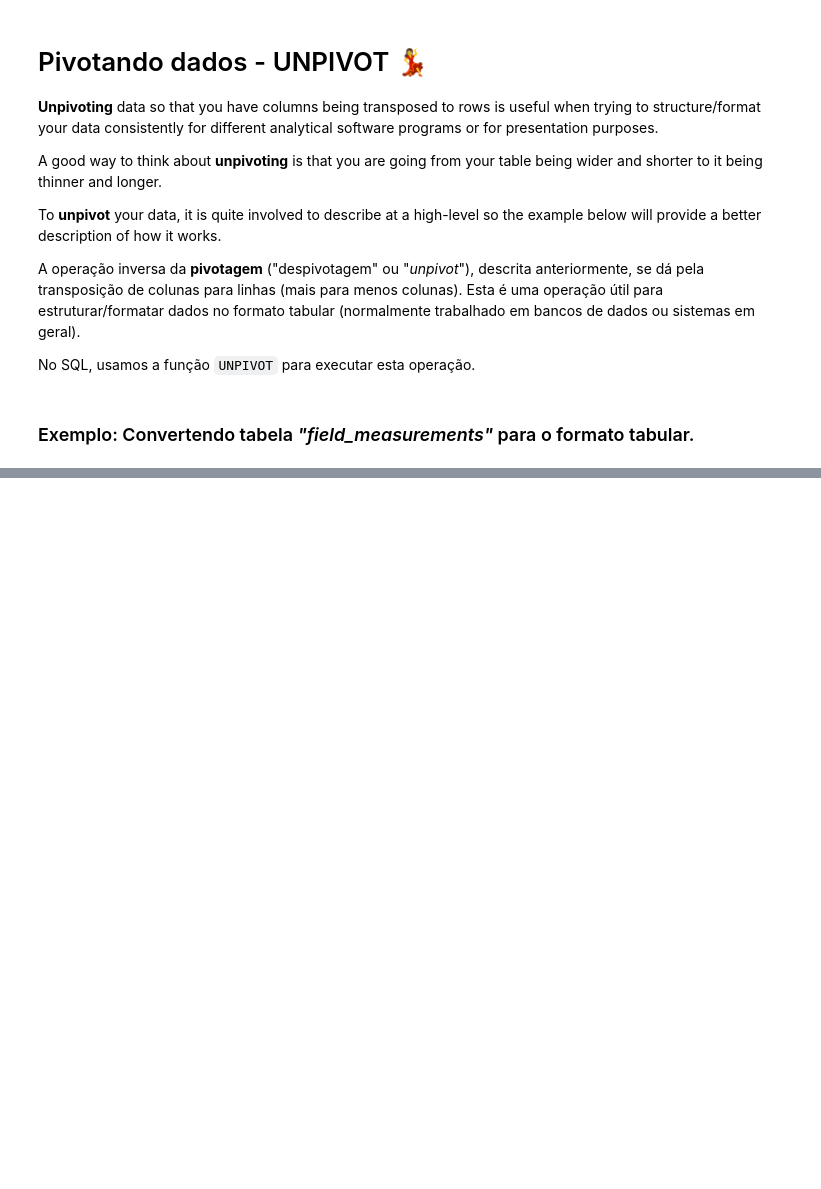
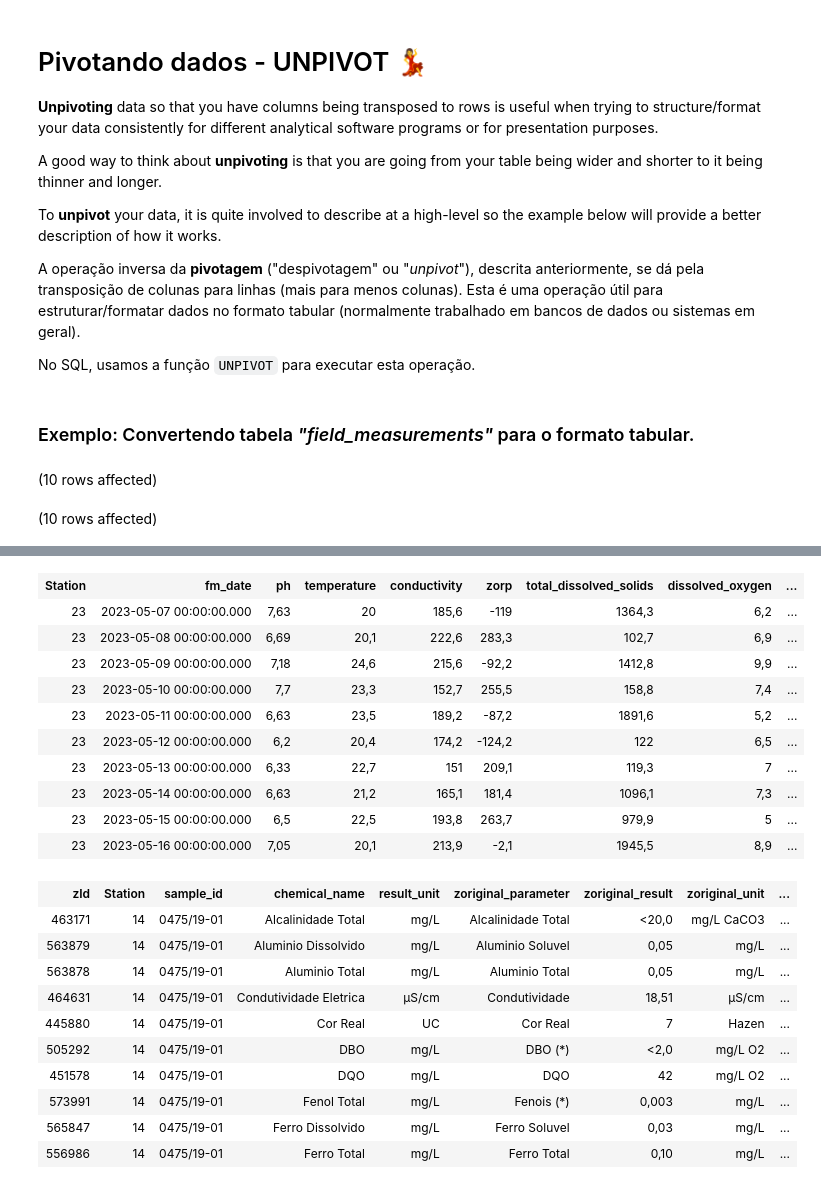
Before and after one commit to Waterservicestech/treinamento-sql-digital, a Jupyter notebook: notebooks/Aula03_TecnicasAvancadas.ipynb, the cells around one changed output, grey strips where cells are left out. Cells and saved outputs as stored; diff of their text form; code cells hidden in the pictures; blank space fills up the shorter version.

```diff
--- a/notebooks/Aula03_TecnicasAvancadas.ipynb
+++ b/notebooks/Aula03_TecnicasAvancadas.ipynb
@@ -347,5 +594,8 @@ No SQL, usamos a função `UNPIVOT` para executar esta operação.
 # %% [markdown]
 ### Exemplo: Convertendo tabela _"field_measurements"_ para o formato tabular.
 # %%
-SELECT TOP 10 * FROM field_measurements
+SELECT TOP 10 * FROM field_measurements$
 SELECT TOP 10 * FROM parameter_result
+# %% [output]
+(10 rows affected)
+(10 rows affected)
@@ -352,3 +603,25 @@ SELECT TOP 10 * FROM parameter_result
+| Station | fm_date | ph | temperature | conductivity | zorp | total_dissolved_solids | dissolved_oxygen | ... |
+| 23 | 2023-05-07 00:00:00.000 | 7,63 | 20 | 185,6 | -119 | 1364,3 | 6,2 | ... |
+| 23 | 2023-05-08 00:00:00.000 | 6,69 | 20,1 | 222,6 | 283,3 | 102,7 | 6,9 | ... |
+| 23 | 2023-05-09 00:00:00.000 | 7,18 | 24,6 | 215,6 | -92,2 | 1412,8 | 9,9 | ... |
+| 23 | 2023-05-10 00:00:00.000 | 7,7 | 23,3 | 152,7 | 255,5 | 158,8 | 7,4 | ... |
+| 23 | 2023-05-11 00:00:00.000 | 6,63 | 23,5 | 189,2 | -87,2 | 1891,6 | 5,2 | ... |
+| 23 | 2023-05-12 00:00:00.000 | 6,2 | 20,4 | 174,2 | -124,2 | 122 | 6,5 | ... |
+| 23 | 2023-05-13 00:00:00.000 | 6,33 | 22,7 | 151 | 209,1 | 119,3 | 7 | ... |
+| 23 | 2023-05-14 00:00:00.000 | 6,63 | 21,2 | 165,1 | 181,4 | 1096,1 | 7,3 | ... |
+| 23 | 2023-05-15 00:00:00.000 | 6,5 | 22,5 | 193,8 | 263,7 | 979,9 | 5 | ... |
+| 23 | 2023-05-16 00:00:00.000 | 7,05 | 20,1 | 213,9 | -2,1 | 1945,5 | 8,9 | ... |
+| zId | Station | sample_id | chemical_name | result_unit | zoriginal_parameter | zoriginal_result | zoriginal_unit | ... |
+| 463171 | 14 | 0475/19-01 | Alcalinidade Total | mg/L | Alcalinidade Total | <20,0 | mg/L CaCO3 | ... |
+| 563879 | 14 | 0475/19-01 | Aluminio Dissolvido | mg/L | Aluminio Soluvel | 0,05 | mg/L | ... |
+| 563878 | 14 | 0475/19-01 | Aluminio Total | mg/L | Aluminio Total | 0,05 | mg/L | ... |
+| 464631 | 14 | 0475/19-01 | Condutividade Eletrica | µS/cm | Condutividade | 18,51 | µS/cm | ... |
+| 445880 | 14 | 0475/19-01 | Cor Real | UC | Cor Real | 7 | Hazen | ... |
+| 505292 | 14 | 0475/19-01 | DBO | mg/L | DBO (*) | <2,0 | mg/L O2 | ... |
+| 451578 | 14 | 0475/19-01 | DQO | mg/L | DQO | 42 | mg/L O2 | ... |
+| 573991 | 14 | 0475/19-01 | Fenol Total | mg/L | Fenois (*) | 0,003 | mg/L | ... |
+| 565847 | 14 | 0475/19-01 | Ferro Dissolvido | mg/L | Ferro Soluvel | 0,03 | mg/L | ... |
+| 556986 | 14 | 0475/19-01 | Ferro Total | mg/L | Ferro Total | 0,10 | mg/L | ... |
 # %%
 -- Aplicar operação inversa da pivotagem na tabela field_measurements
 
```
Also changed, not shown: parts of 20 cells of this notebook, 12 other files.
